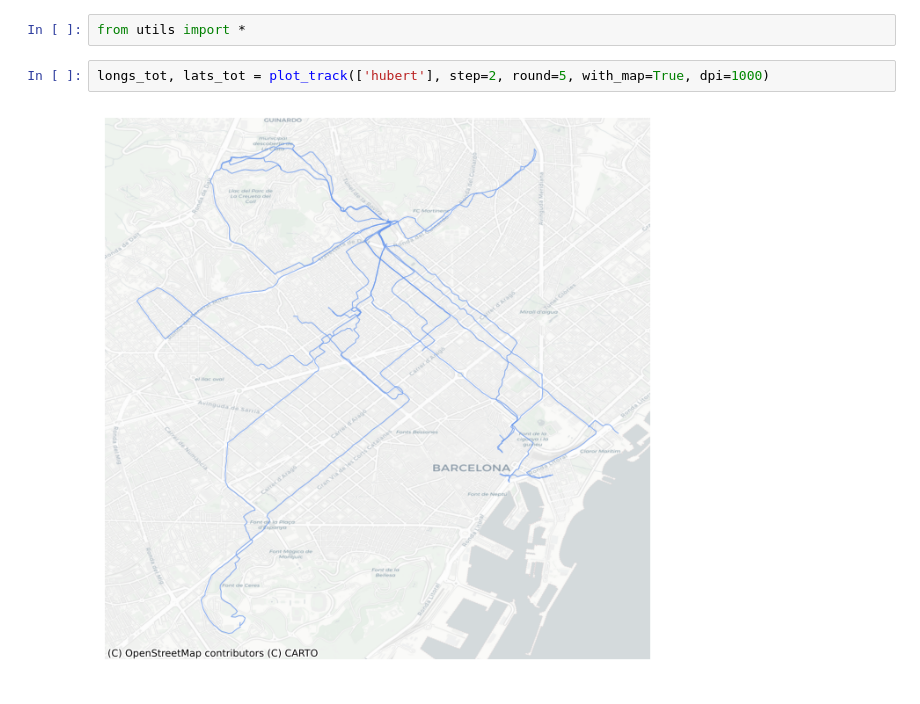
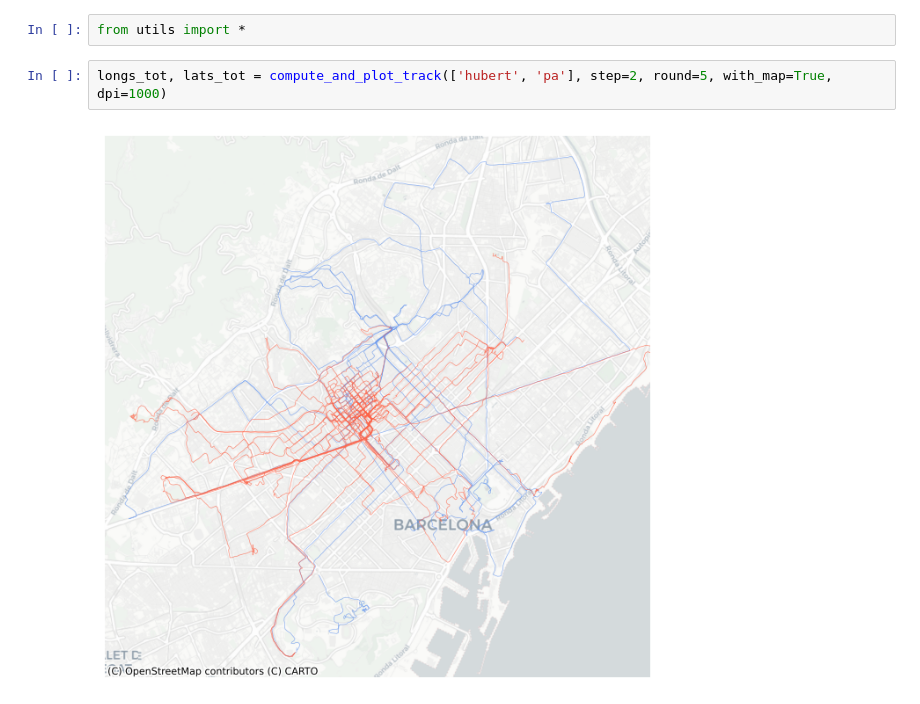
Before and after one commit to Hbretonniere/bike_it, a Jupyter notebook: lauch_maps.ipynb, the cells around one changed output. Drawn from its saved outputs; the diff is of its cells as text.

Commit message:
last commit before switch graph

```diff
--- a/lauch_maps.ipynb
+++ b/lauch_maps.ipynb
@@ -7,9 +4,9 @@ The autoreload extension is already loaded. To reload it, use:
 # %%
 from utils import *
 # %%
-longs_tot, lats_tot = plot_track(['hubert'], step=2, round=5, with_map=True, dpi=1000)
+longs_tot, lats_tot = compute_and_plot_track(['hubert', 'pa'], step=2, round=5, with_map=True, dpi=1000)
 # %% [output]
-[figure, old version]
+[figure, new version]
 # %%
 longs_tot, lats_tot = plot_track(['pa'], step=2, round=5)
 # %% [output]
```
Also changed, not shown: parts of 3 cells of this notebook, 3 other files.
